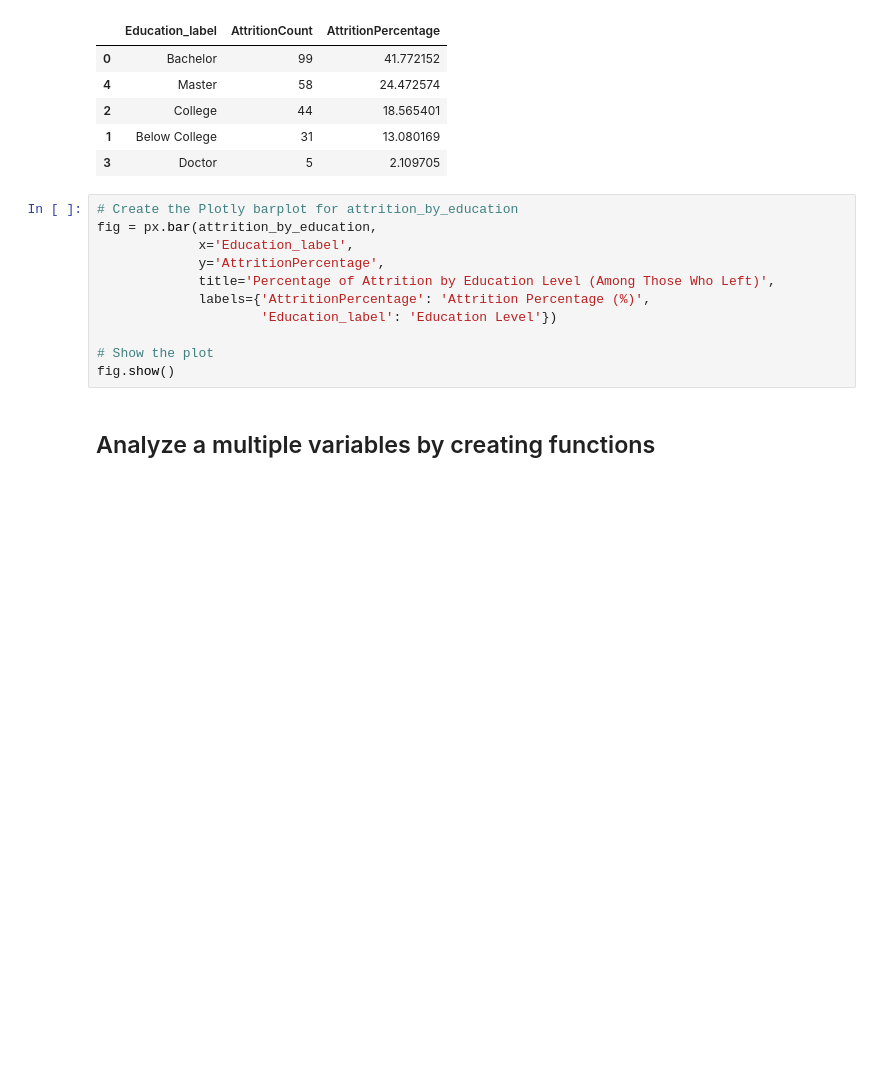
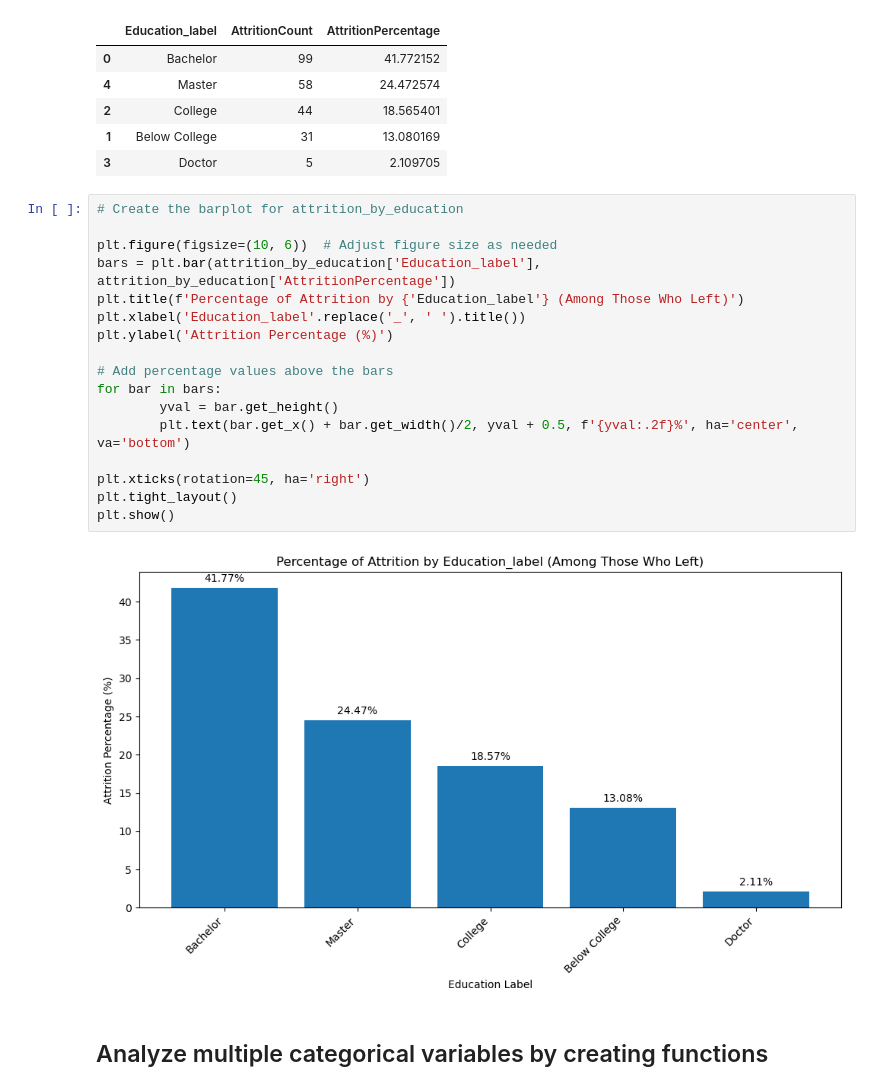
Before and after one commit to cihernand/ibm_hr_analytics, a Jupyter notebook: DataCleaningandExploration.ipynb, the cells around one changed output. Drawn from its saved outputs; the diff is of its cells as text; blank space fills up the shorter version.

Commit message:
plotting with matplotlib.pyplot

```diff
--- a/DataCleaningandExploration.ipynb
+++ b/DataCleaningandExploration.ipynb
@@ -164,18 +165,26 @@ attrition_by_education
 | 1 | Below College | 31 | 13.080169 |
 | 3 | Doctor | 5 | 2.109705 |
 # %%
-# Create the Plotly barplot for attrition_by_education
-fig = px.bar(attrition_by_education,
-             x='Education_label',
-             y='AttritionPercentage',
-             title='Percentage of Attrition by Education Level (Among Those Who Left)',
-             labels={'AttritionPercentage': 'Attrition Percentage (%)',
-                     'Education_label': 'Education Level'})
+# Create the barplot for attrition_by_education
 
-# Show the plot
-fig.show()
+plt.figure(figsize=(10, 6))  # Adjust figure size as needed
+bars = plt.bar(attrition_by_education['Education_label'], attrition_by_education['AttritionPercentage'])
+plt.title(f'Percentage of Attrition by {'Education_label'} (Among Those Who Left)')
+plt.xlabel('Education_label'.replace('_', ' ').title())
+plt.ylabel('Attrition Percentage (%)')
+
+# Add percentage values above the bars
+for bar in bars:
+        yval = bar.get_height()
+        plt.text(bar.get_x() + bar.get_width()/2, yval + 0.5, f'{yval:.2f}%', ha='center', va='bottom')
+
+plt.xticks(rotation=45, ha='right')
+plt.tight_layout()
+plt.show()
+# %% [output]
+[figure, added]
 # %% [markdown]
-## Analyze a multiple variables by creating functions
+## Analyze multiple categorical variables by creating functions
 # %%
 def analyze_attrition_by_category(df, category_column):
     """
```
Also changed, not shown: parts of 2 cells of this notebook.
